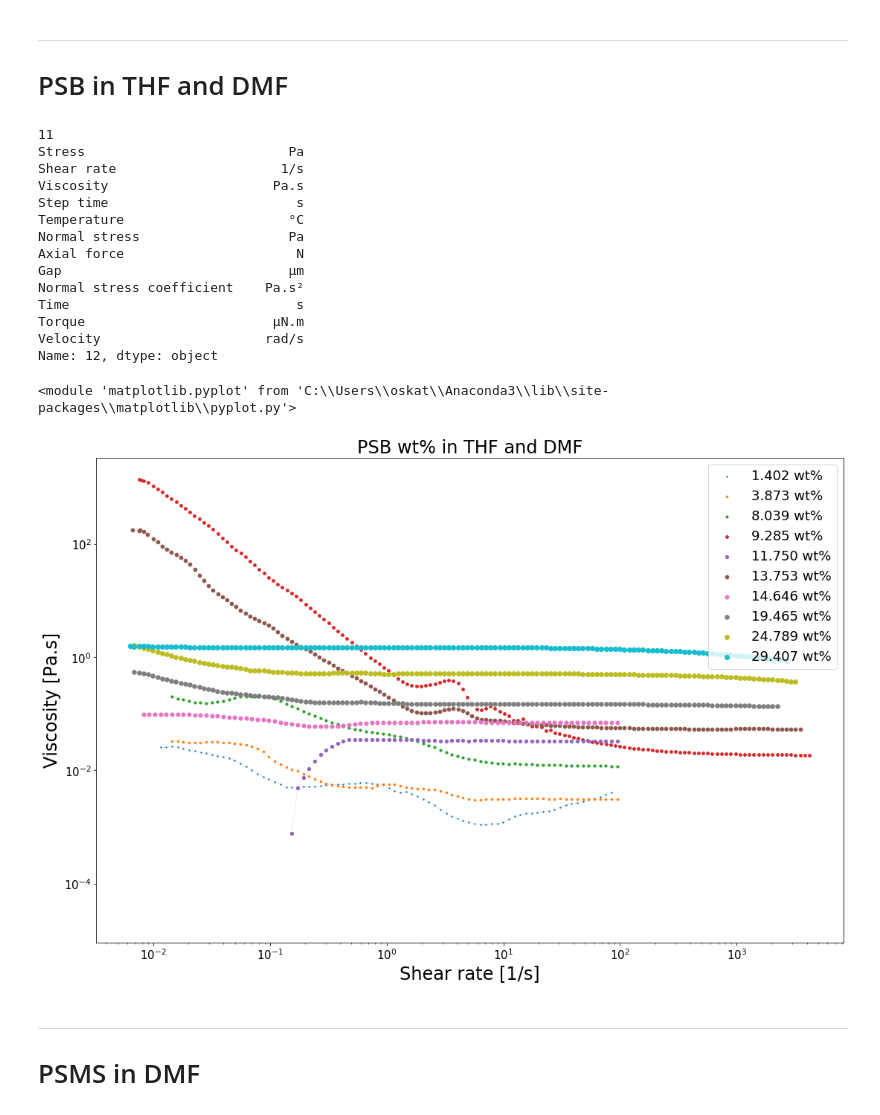
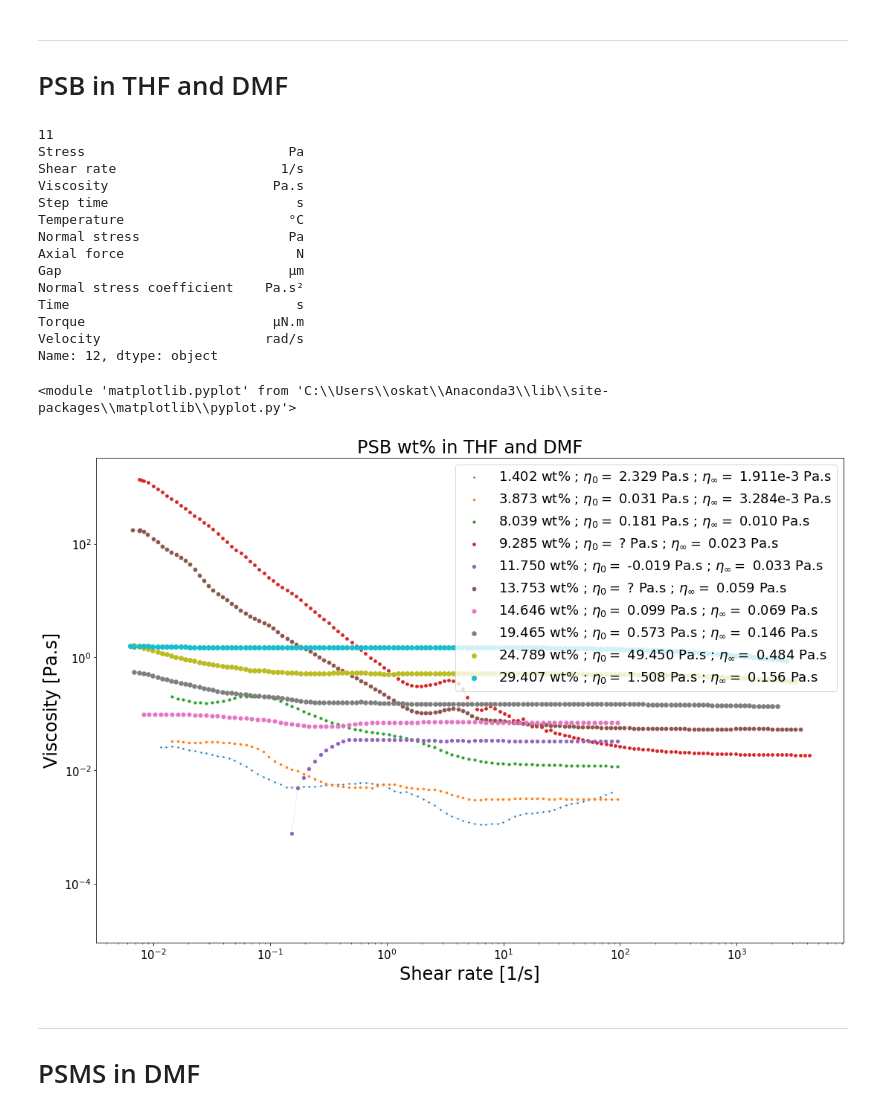
Before and after one commit to KiraSensei13/MNT_ITESM_Thesis, a Jupyter notebook: Viscosity/TRIOSplots.ipynb, the cells around one changed output. Saved outputs shown, nothing was run; the diff lists cells and outputs as text; code cells hidden in the pictures.

```diff
--- a/Viscosity/TRIOSplots.ipynb
+++ b/Viscosity/TRIOSplots.ipynb
@@ -370,35 +370,35 @@ fileDescription = [
     "14.646 wt% ; " + r'$\eta_0 = $' + " 0.099 Pa.s ; " + r'$\eta_{\infty} = $' + " 0.069 Pa.s",
     "19.465 wt% ; " + r'$\eta_0 = $' + " 0.573 Pa.s ; " + r'$\eta_{\infty} = $' + " 0.146 Pa.s",
     "24.789 wt% ; " + r'$\eta_0 = $' + " 49.450 Pa.s ; " + r'$\eta_{\infty} = $' + " 0.484 Pa.s",
-    "29.407 wt% ; " + r'$\eta_0 = $' + "  Pa.s ; " + r'$\eta_{\infty} = $' + "  Pa.s"
+    "29.407 wt% ; " + r'$\eta_0 = $' + " 1.508 Pa.s ; " + r'$\eta_{\infty} = $' + " 0.156 Pa.s"
 ];
 headDrops = [ 5, 7,   7,  1,  28,   1, 2,   1,  1,  0];
 tailDrops = [ 1, 0,   0, 15,   0,  17, 0,  22, 18, 20];
 a         = [10, 1, 500,  1, 200, 900, 1000, 700,  1,  1];
 
 # Plot all files in one plot
 compareData_(plotName, fileNames, headDrops, tailDrops, fileDescription)
 
 ## Fit the GNF model to each file
 #for i in range(len(fileNames)):
 #    fit_GNF_(fileNames[i], headDrops[i], tailDrops[i], fileDescription[i] + " - " + fileNames[i],  a[i])
 # %% [output]
 11
 Stress                          Pa
 Shear rate                     1/s
 Viscosity                     Pa.s
 Step time                        s
 Temperature                     °C
 Normal stress                   Pa
 Axial force                      N
 Gap                             µm
 Normal stress coefficient    Pa.s²
 Time                             s
 Torque                        µN.m
 Velocity                     rad/s
 Name: 12, dtype: object
 <module 'matplotlib.pyplot' from 'C:\\Users\\oskat\\Anaconda3\\lib\\site-packages\\matplotlib\\pyplot.py'>
-[figure, old version]
+[figure, new version]
 # %% [markdown]
 ---
 # PSMS in DMF
```
Also changed, not shown: parts of 1 cell of this notebook.
